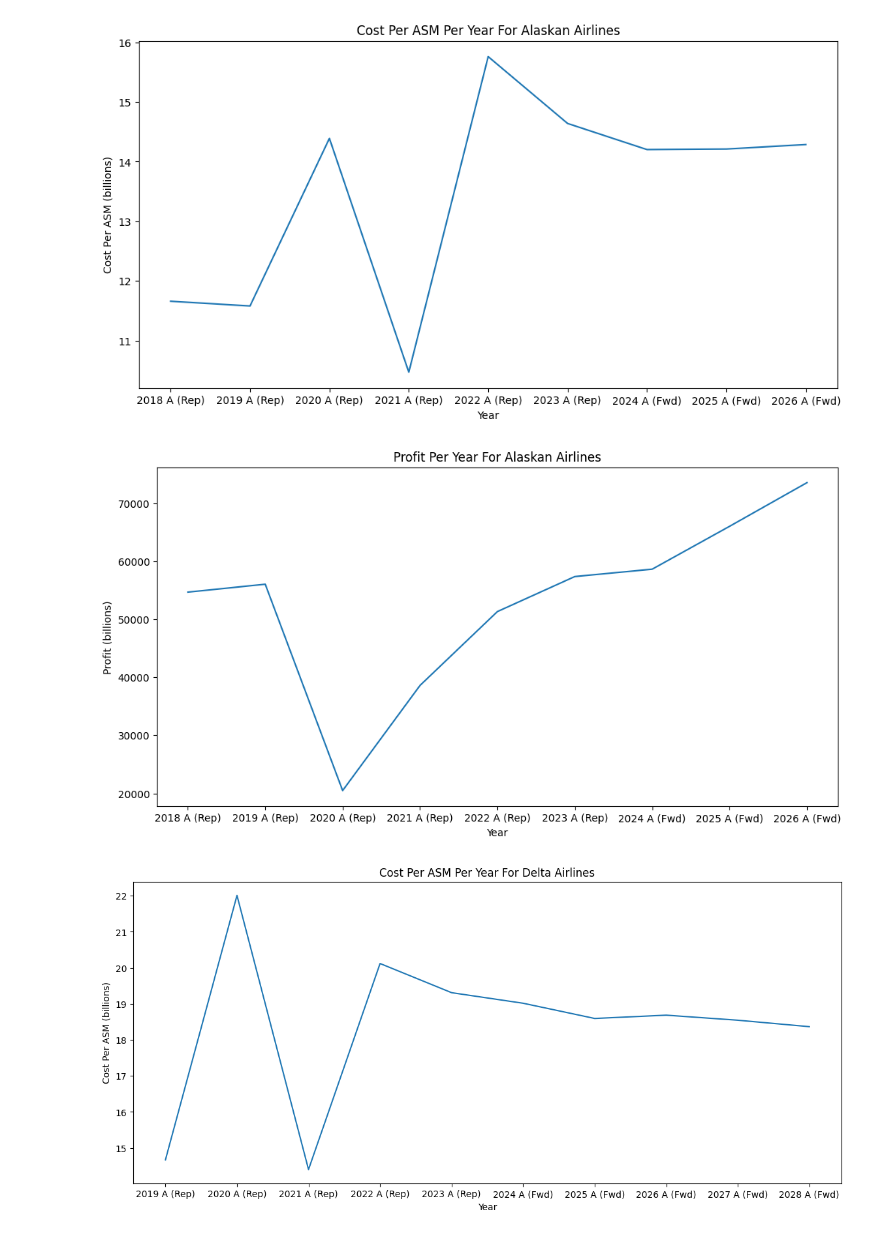
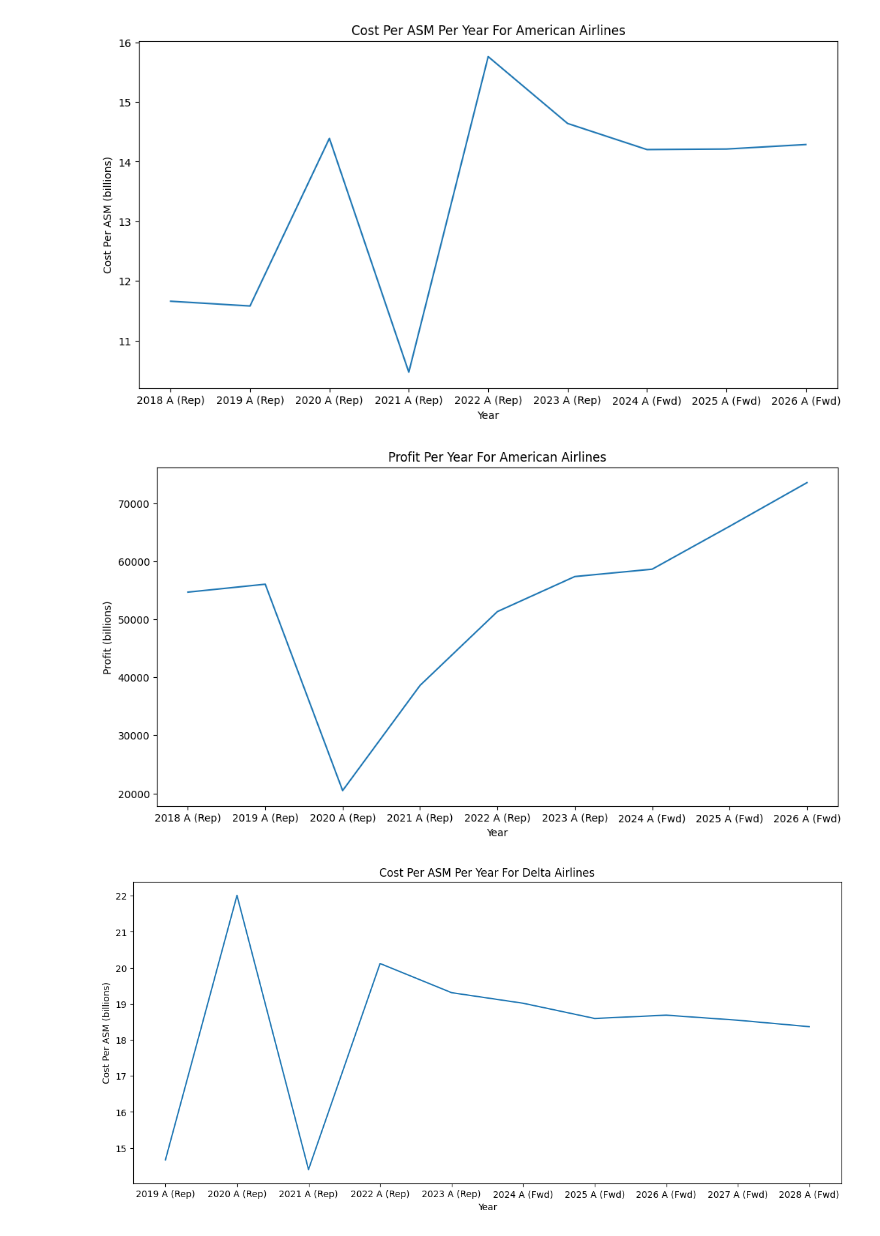
Before and after one commit to sasaigoli05/CDC-datathon, a Jupyter notebook: prototyping.ipynb, the cells around one changed output. Cells and saved outputs as stored; diff of their text form; code cells hidden in the pictures.

Commit message:
Changed Alaskan to American

```diff
--- a/prototyping.ipynb
+++ b/prototyping.ipynb
@@ -1,26 +1,26 @@
 # %%
 import pandas as pd
 import matplotlib.pyplot as plt
 
 file_path = './AirlineFinancials/Alaska_Airlines.xlsx'
 sheet_name = 'Alaska Airlines'
 data = pd.read_excel(file_path, sheet_name=sheet_name)
 
 years = data.iloc[1]
 years = years[4:]
 years = years[::-1]
 cost_per_asm = data.iloc[22]
 cost_per_asm = cost_per_asm[4:]
 aa_cost_per_asm = cost_per_asm[::-1]
 
 plt.figure(figsize=(12, 6))
 plt.plot(years, aa_cost_per_asm)
-plt.title('Cost Per ASM Per Year For Alaskan Airlines')
+plt.title('Cost Per ASM Per Year For American Airlines')
 plt.xlabel('Year')
 plt.ylabel('Cost Per ASM (billions)')
 plt.show()
 # %% [output]
-[figure, old version]
+[figure, new version]
 # %%
 rpm_alaska = data.iloc[9]
 rpm_alaska = rpm_alaska[4:]
@@ -30,12 +30,12 @@ aa_profit_margin = rpm_alaska - aa_cost_per_asm
 
 plt.figure(figsize=(12, 6))
 plt.plot(years, aa_profit_margin)
-plt.title('Profit Per Year For Alaskan Airlines')
+plt.title('Profit Per Year For American Airlines')
 plt.xlabel('Year')
 plt.ylabel('Profit (billions)')
 plt.show()
 # %% [output]
-[figure, old version]
+[figure, new version]
 # %%
 import pandas as pd
 import matplotlib.pyplot as plt
```
Also changed, not shown: parts of 2 cells of this notebook.
